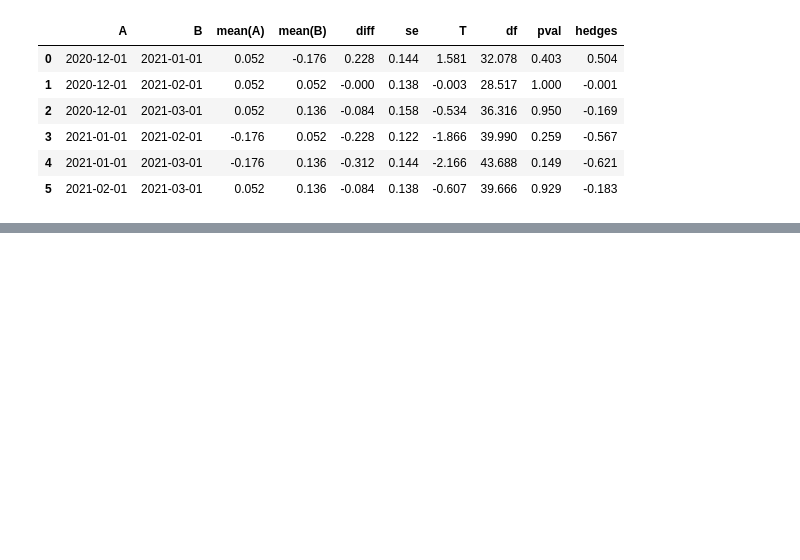
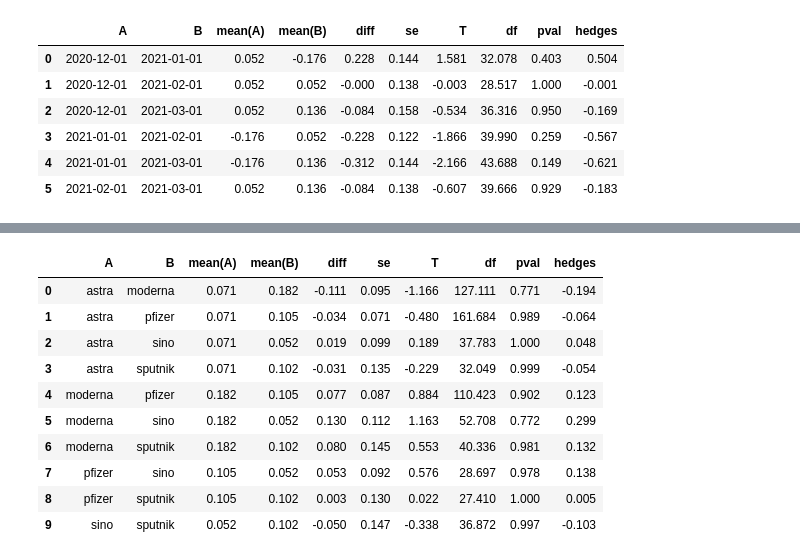
Before and after one commit to Wei-Dartmouth/termproject-group-2, a Jupyter notebook: stats_tests.ipynb, the cells around one changed output, grey strips where cells are left out. Cells and saved outputs as stored; diff of their text form; code cells hidden in the pictures; blank space fills up the shorter version.

```diff
--- a/stats_tests.ipynb
+++ b/stats_tests.ipynb
@@ -633,0 +701,14 @@ pg.pairwise_gameshowell(data=sino_4_months_df, dv="sent_val", between="month").r
+# %%
+pg.pairwise_gameshowell(data=all_feb_df, dv="sent_val", between="man").round(3)
+# %% [output]
+|  | A | B | mean(A) | mean(B) | diff | se | T | df | pval | hedges |
+| 0 | astra | moderna | 0.071 | 0.182 | -0.111 | 0.095 | -1.166 | 127.111 | 0.771 | -0.194 |
+| 1 | astra | pfizer | 0.071 | 0.105 | -0.034 | 0.071 | -0.480 | 161.684 | 0.989 | -0.064 |
+| 2 | astra | sino | 0.071 | 0.052 | 0.019 | 0.099 | 0.189 | 37.783 | 1.000 | 0.048 |
+| 3 | astra | sputnik | 0.071 | 0.102 | -0.031 | 0.135 | -0.229 | 32.049 | 0.999 | -0.054 |
+| 4 | moderna | pfizer | 0.182 | 0.105 | 0.077 | 0.087 | 0.884 | 110.423 | 0.902 | 0.123 |
+| 5 | moderna | sino | 0.182 | 0.052 | 0.130 | 0.112 | 1.163 | 52.708 | 0.772 | 0.299 |
+| 6 | moderna | sputnik | 0.182 | 0.102 | 0.080 | 0.145 | 0.553 | 40.336 | 0.981 | 0.132 |
+| 7 | pfizer | sino | 0.105 | 0.052 | 0.053 | 0.092 | 0.576 | 28.697 | 0.978 | 0.138 |
+| 8 | pfizer | sputnik | 0.105 | 0.102 | 0.003 | 0.130 | 0.022 | 27.410 | 1.000 | 0.005 |
+| 9 | sino | sputnik | 0.052 | 0.102 | -0.050 | 0.147 | -0.338 | 36.872 | 0.997 | -0.103 |
```
Also changed, not shown: parts of 15 cells of this notebook.
